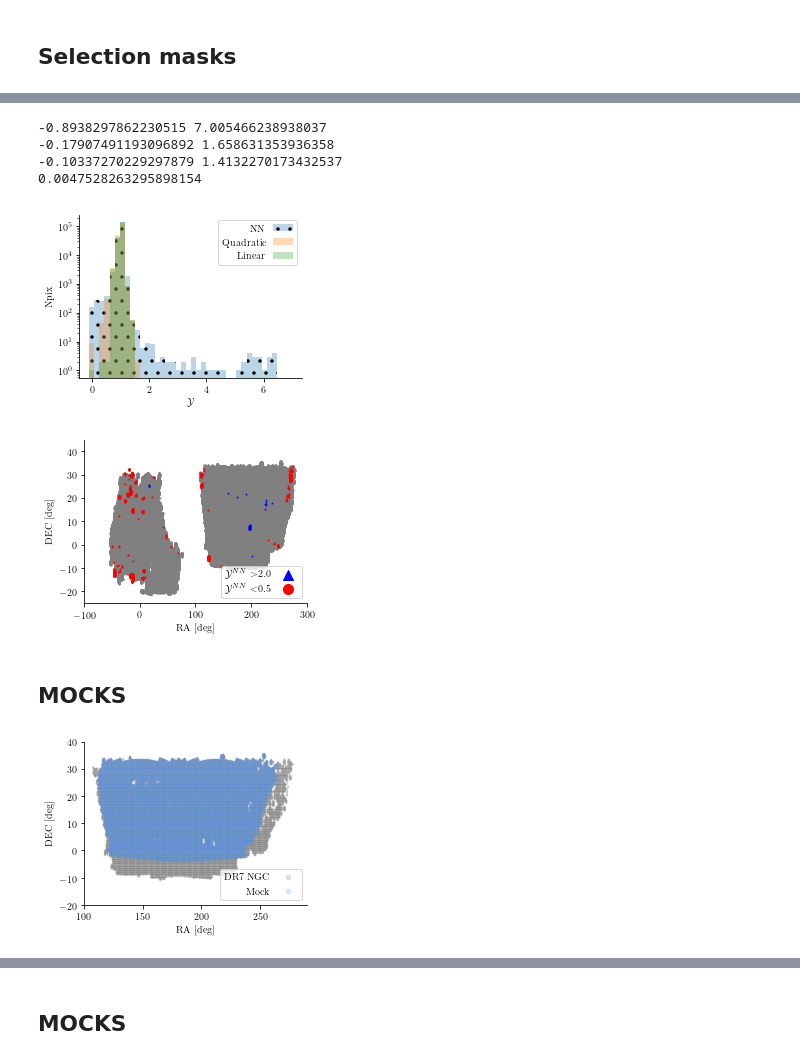
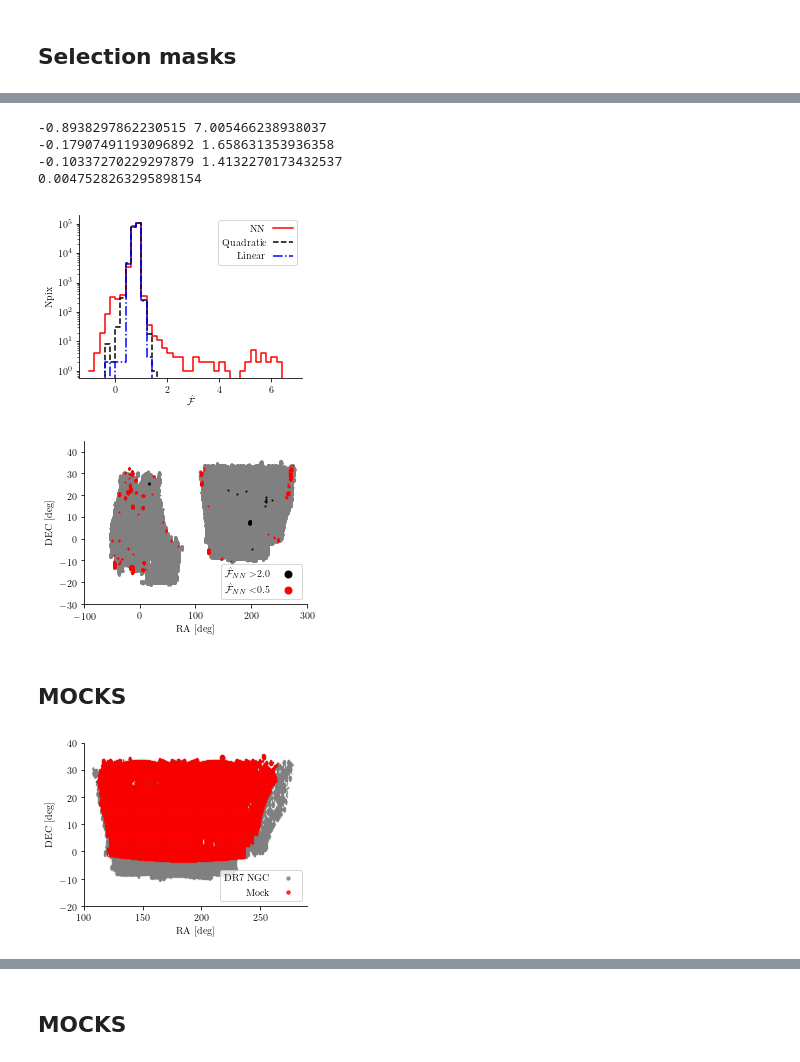
Before and after one commit to mehdirezaie/SYSNet, a Jupyter notebook: dataviz/DLpaper_plots.ipynb, the cells around one changed output, grey strips where cells are left out. Cells and saved outputs as stored; diff of their text form; code cells hidden in the pictures.

```diff
--- a/dataviz/DLpaper_plots.ipynb
+++ b/dataviz/DLpaper_plots.ipynb
@@ -358,24 +374,31 @@ def selection_masks_hists():
     'font.size':10
     }
     plt.rcParams.update(params)
-    wnn    = hp.read_map('/Volumes/TimeMachine/data/DR7/results/regression/nn_ab/nn-weights.hp256.fits', verbose=False)
-    wlin   = hp.read_map('/Volumes/TimeMachine/data/DR7/results/regression/mult_all/lin-weights.hp256.fits', verbose=False)
-    wqud   = hp.read_map('/Volumes/TimeMachine/data/DR7/results/regression/mult_all/quad-weights.hp256.fits', verbose=False)
-    mask   = hp.read_map('/Volumes/TimeMachine/data/DR7/mask.hp.256.fits', verbose=False).astype('bool')
-    frac   = hp.read_map('/Volumes/TimeMachine/data/DR7/frac.hp.256.fits', verbose=False)
+    wnn    = hp.read_map('/Volumes/TimeMachine/data/DR7/results/regression/nn_ab/nn-weights.hp256.fits',
+                         verbose=False)
+    wlin   = hp.read_map('/Volumes/TimeMachine/data/DR7/results/regression/mult_all/lin-weights.hp256.fits',
+                         verbose=False)
+    wqud   = hp.read_map('/Volumes/TimeMachine/data/DR7/results/regression/mult_all/quad-weights.hp256.fits',
+                         verbose=False)
+    mask   = hp.read_map('/Volumes/TimeMachine/data/DR7/mask.hp.256.fits',
+                         verbose=False).astype('bool')
+    frac   = hp.read_map('/Volumes/TimeMachine/data/DR7/frac.hp.256.fits',
+                         verbose=False)
     #
     #
     h = ['.', None, None]
     lb= ['NN', 'Quadratic', 'Linear']
+    cl=['r', 'k', 'blue']
+    ls=['-', '--', '-.']
     i = 0
     plt.figure()
     for sm in [wnn, wqud, wlin]:
         print(sm[mask].min(), sm[mask].max())
-        plt.hist(sm[mask], bins=40, range=(-0.1, 7.0),
-                 alpha=0.3, hatch=h[i], label=lb[i])
+        y,x = np.histogram(sm[mask], range=(-1.0, 7.0), bins=40)
+        plt.step(x[:-1], y, label=lb[i], color=cl[i], linestyle=ls[i])
         i +=1
     plt.legend(markerscale=15, markerfirst=False)
-    plt.xlabel(r'$\mathcal{Y}$')
+    plt.xlabel(r'$\hat{\mathcal{F}}$')
     plt.ylabel('Npix')
     plt.yscale('log')
     plt.savefig('./figs/w_dr7.pdf', bbox_inches='tight')
@@ -394,13 +417,13 @@ def selection_masks_hists():
     #
     plt.figure()
     plt.scatter(radec[0], radec[1], 1.0, color='grey')
-    plt.scatter(radec[0][gt2],  radec[1][gt2],   1.0,  color='b', label=r'$\mathcal{Y}^{NN}>$2.0', marker='^')
-    plt.scatter(radec[0][ltp5], radec[1][ltp5],  1.0,  color='r', label=r'$\mathcal{Y}^{NN}<$0.5', marker='o')
-    plt.ylim(-25, 45)
+    plt.scatter(radec[0][gt2],  radec[1][gt2],   1.0,  color='k', label=r'$\hat{\mathcal{F}}_{NN}>$2.0', marker='o')
+    plt.scatter(radec[0][ltp5], radec[1][ltp5],  1.0,  color='r', label=r'$\hat{\mathcal{F}}_{NN}<$0.5', marker='o')
+    plt.ylim(-30, 45)
     plt.xlim(-100, 300)
     plt.xlabel('RA  [deg]')
     plt.ylabel('DEC [deg]')
-    plt.legend(markerscale=10, markerfirst=False, loc=4)
+    plt.legend(markerscale=7, markerfirst=False, loc=4)
     plt.savefig('./figs/w_dr7_extremes.png', bbox_inches='tight', dpi=300)
 
 selection_masks_hists()
@@ -409,8 +432,8 @@ selection_masks_hists()
 -0.17907491193096892 1.658631353936358
 -0.10337270229297879 1.4132270173432537
 0.0047528263295898154
-[figure, old version]
+[figure, new version]
-[figure, old version]
+[figure, new version]
 # %% [markdown]
 ## MOCKS
 # %%
@@ -422,38 +445,38 @@ def plot_mock_on_dr(maskm, maskd):
     'axes.labelsize': 10,
     #'text.fontsize': 8,
     'legend.fontsize': 10,
     'xtick.labelsize': 10,
     'ytick.labelsize': 10,
     'text.usetex': True,
     'figure.figsize': [4, 3],
     'font.family':'serif',
     'font.size':10
     }
     plt.rcParams.update(params)
 
 
     mockm  = hp.read_map(maskm, verbose=False).astype('bool')
     mockd  = hp.read_map(maskd, verbose=False).astype('bool')
     radecm = hpix2radec(256, np.argwhere(mockm).flatten())
     radecd = hpix2radec(256, np.argwhere(mockd).flatten())
-    ramm   = radecd[0] > 300
-    radecd[0][ramm] -= 360.
+    #ramm   = radecd[0] > 300
+    #radecd[0][ramm] -= 360.
 
 
     plt.figure()
-    plt.scatter(*radecd, 0.1, marker='o', color='grey',    label='DR7 NGC', alpha=0.2)
-    plt.scatter(*radecm, 0.1, marker='o', color='cornflowerblue', label='Mock',    alpha=0.2)
+    plt.scatter(*radecd, 0.05, marker='o', color='grey',    label='DR7 NGC', alpha=0.8)
+    plt.scatter(*radecm, 0.05, marker='o', color='red',     label='Mock',    alpha=0.8)
     plt.axis([100., 290., -20., 40.])
     plt.legend(markerscale=15, markerfirst=False)
     plt.xlabel('RA [deg]')
     plt.ylabel('DEC [deg]')
     plt.savefig('./figs/mockondr.png', bbox_inches='tight', dpi=300)
     #
 maskm = '/Volumes/TimeMachine/data/mocks/mask.hp.256.fits'
 maskd = '/Volumes/TimeMachine/data/DR7/mask.hp.256.fits'
 plot_mock_on_dr(maskm, maskd)
 # %% [output]
-[figure, old version]
+[figure, new version]
 # %%
 def plot_cl_cross_dr(config):
     params = {
```
Also changed, not shown: parts of 41 cells of this notebook, 10 other files.
